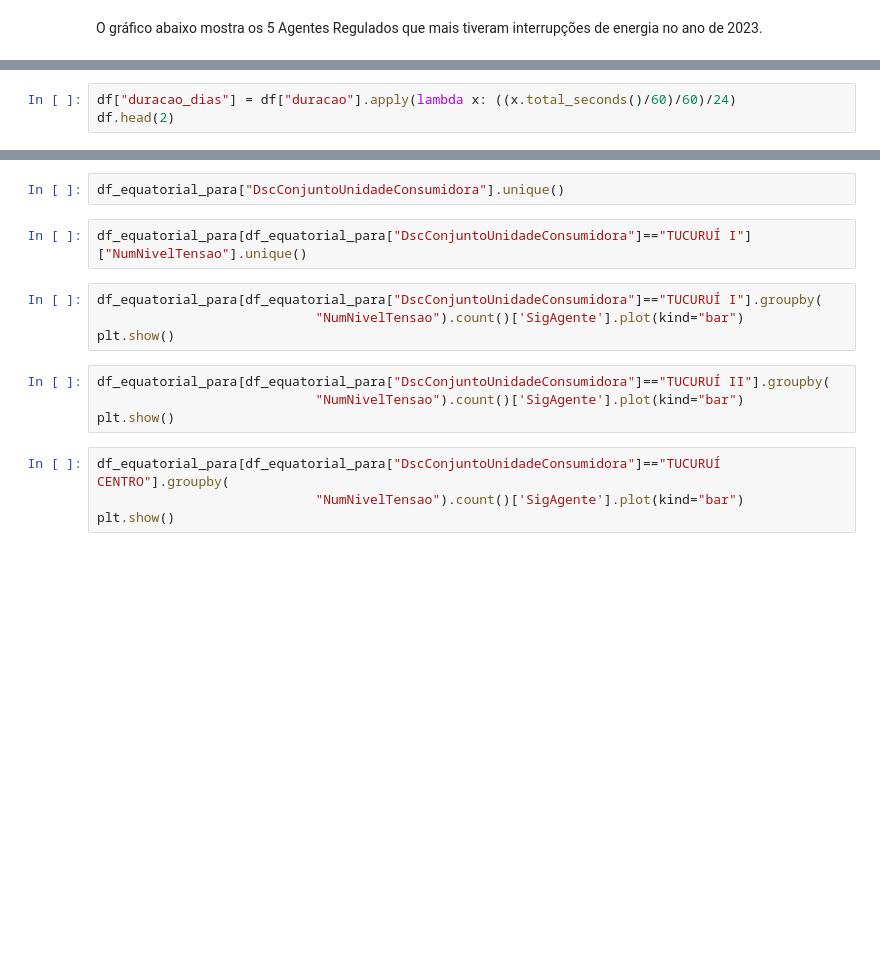
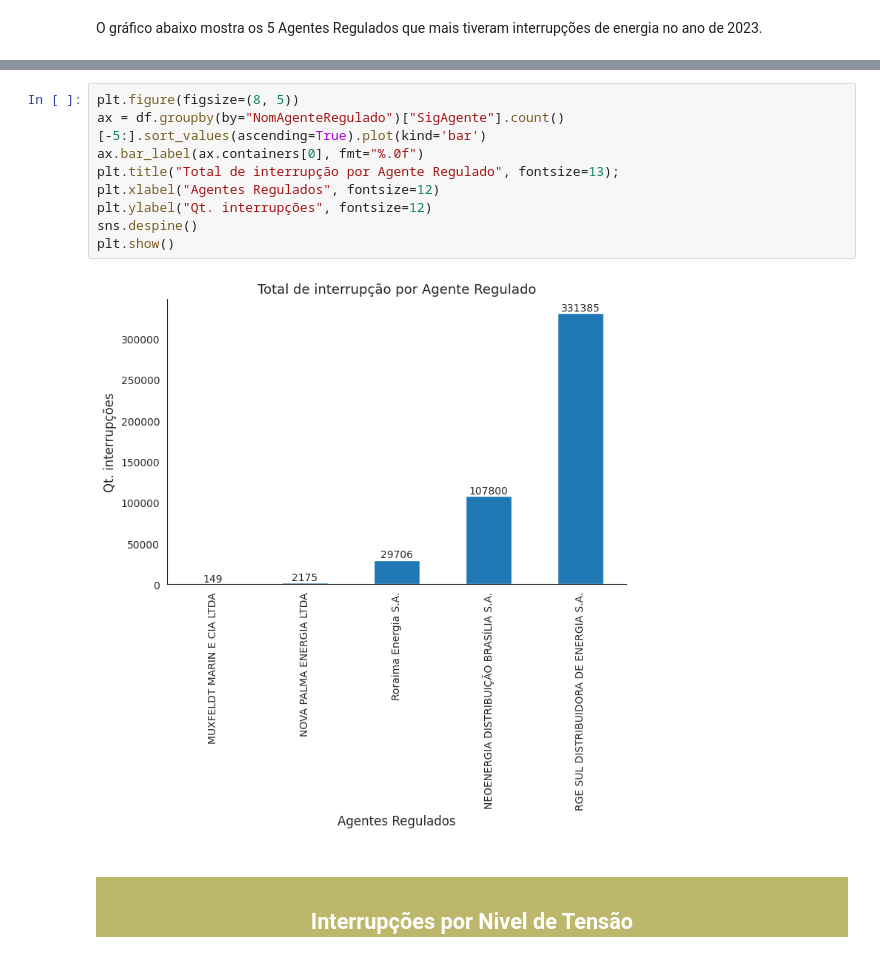
Before and after one commit to Oseiasdfarias/analise-interrupcoes-energia-brasil-2023, a Jupyter notebook: Interrupções de Energia Elétrica nas Redes de Distribuição.ipynb, the cells around one changed output, grey strips where cells are left out. Drawn from its saved outputs; the diff is of its cells as text; blank space fills up the shorter version.

```diff
--- a/Interrupções de Energia Elétrica nas Redes de Distribuição.ipynb
+++ b/Interrupções de Energia Elétrica nas Redes de Distribuição.ipynb
@@ -147,3 +105,0 @@ Name: duracao, Length: 9148815, dtype: float64
-# %%
-df["duracao_dias"] = df["duracao"].apply(lambda x: ((x.total_seconds()/60)/60)/24)
-df.head(2)
@@ -166,16 +106,13 @@ df_equatorial_para
-# %%
-df_equatorial_para["DscConjuntoUnidadeConsumidora"].unique()
-# %%
-df_equatorial_para[df_equatorial_para["DscConjuntoUnidadeConsumidora"]=="TUCURUÍ I"]["NumNivelTensao"].unique()
-# %%
-df_equatorial_para[df_equatorial_para["DscConjuntoUnidadeConsumidora"]=="TUCURUÍ I"].groupby(
-                            "NumNivelTensao").count()['SigAgente'].plot(kind="bar")
-plt.show()
-# %%
-df_equatorial_para[df_equatorial_para["DscConjuntoUnidadeConsumidora"]=="TUCURUÍ II"].groupby(
-                            "NumNivelTensao").count()['SigAgente'].plot(kind="bar")
-plt.show()
-# %%
-df_equatorial_para[df_equatorial_para["DscConjuntoUnidadeConsumidora"]=="TUCURUÍ CENTRO"].groupby(
-                            "NumNivelTensao").count()['SigAgente'].plot(kind="bar")
-plt.show()
+# %%
+plt.figure(figsize=(8, 5))
+ax = df.groupby(by="NomAgenteRegulado")["SigAgente"].count()[-5:].sort_values(ascending=True).plot(kind='bar')
+ax.bar_label(ax.containers[0], fmt="%.0f")
+plt.title("Total de interrupção por Agente Regulado", fontsize=13);
+plt.xlabel("Agentes Regulados", fontsize=12)
+plt.ylabel("Qt. interrupções", fontsize=12)
+sns.despine()
+plt.show()
+# %% [output]
+[figure, added]
+# %% [markdown]
+<center> <h2 style="background-color:DarkKhaki; color:white" > <br>Interrupções por Nivel de Tensão<br></h2></center>
```
Also changed, not shown: parts of 37 cells of this notebook, 2 other files.
